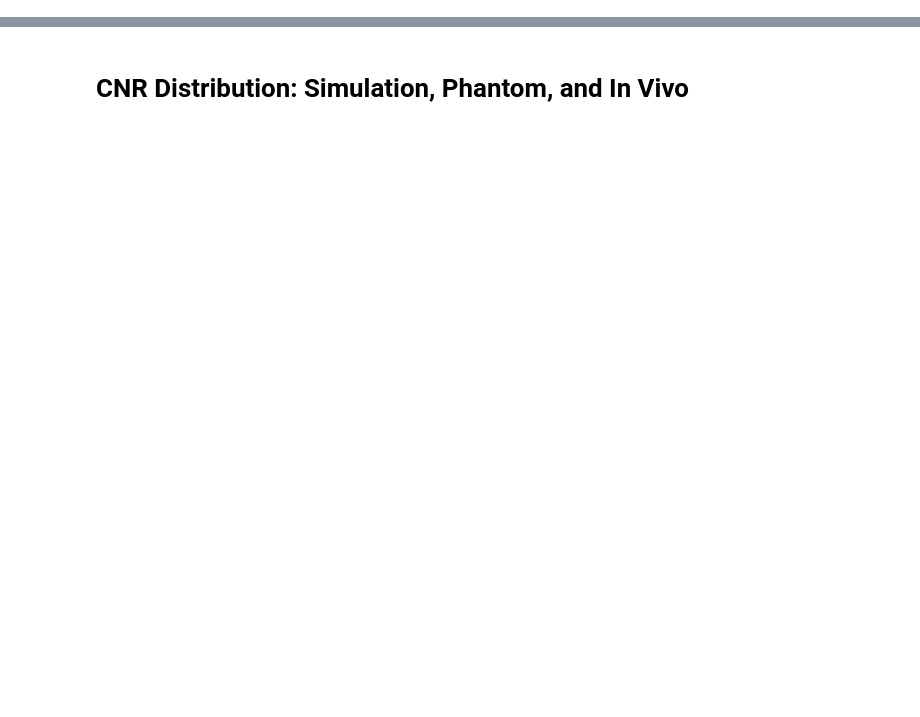
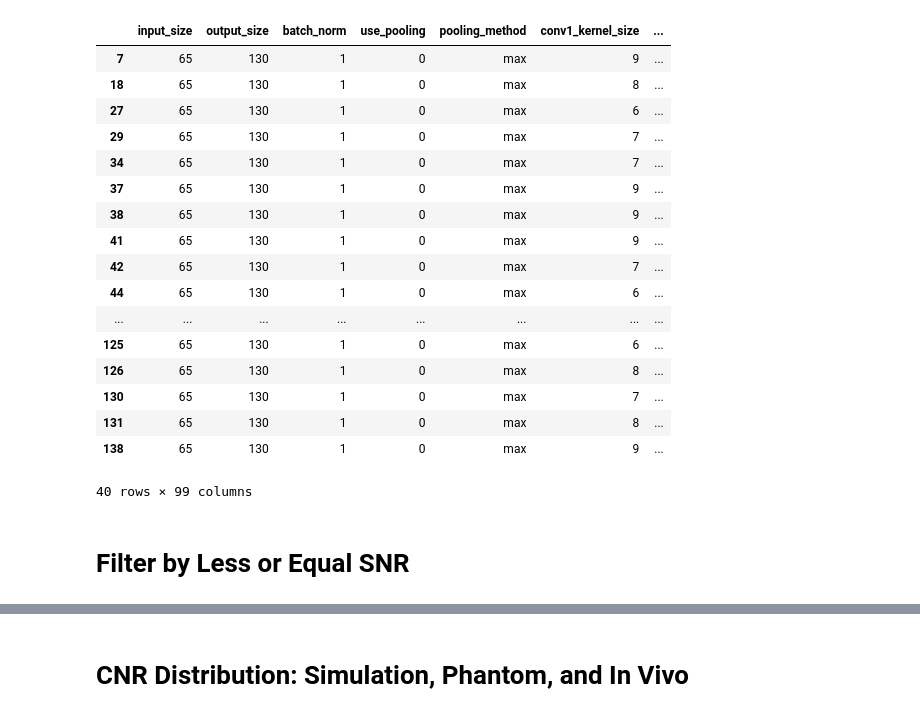
Before and after one commit to zhanwenchen/beam_nn, a Jupyter notebook: notebooks/Consistency Analysis.ipynb, the cells around one changed output, grey strips where cells are left out. Saved outputs shown, nothing was run; the diff lists cells and outputs as text; code cells hidden in the pictures; blank space fills up the shorter version.

```diff
--- a/notebooks/Consistency Analysis.ipynb
+++ b/notebooks/Consistency Analysis.ipynb
@@ -31,0 +40,23 @@ speckle_stats_dnn = [[ 2.0510e+00]
+# %%
+df
+# %% [output]
+|  | input_size | output_size | batch_norm | use_pooling | pooling_method | conv1_kernel_size | ... |
+| 7 | 65 | 130 | 1 | 0 | max | 9 | ... |
+| 18 | 65 | 130 | 1 | 0 | max | 8 | ... |
+| 27 | 65 | 130 | 1 | 0 | max | 6 | ... |
+| 29 | 65 | 130 | 1 | 0 | max | 7 | ... |
+| 34 | 65 | 130 | 1 | 0 | max | 7 | ... |
+| 37 | 65 | 130 | 1 | 0 | max | 9 | ... |
+| 38 | 65 | 130 | 1 | 0 | max | 9 | ... |
+| 41 | 65 | 130 | 1 | 0 | max | 9 | ... |
+| 42 | 65 | 130 | 1 | 0 | max | 7 | ... |
+| 44 | 65 | 130 | 1 | 0 | max | 6 | ... |
+| ... | ... | ... | ... | ... | ... | ... | ... |
+| 125 | 65 | 130 | 1 | 0 | max | 6 | ... |
+| 126 | 65 | 130 | 1 | 0 | max | 8 | ... |
+| 130 | 65 | 130 | 1 | 0 | max | 7 | ... |
+| 131 | 65 | 130 | 1 | 0 | max | 8 | ... |
+| 138 | 65 | 130 | 1 | 0 | max | 9 | ... |
+40 rows × 99 columns
+# %% [markdown]
+# Filter by Less or Equal SNR
```
Also changed, not shown: parts of 33 cells of this notebook.
